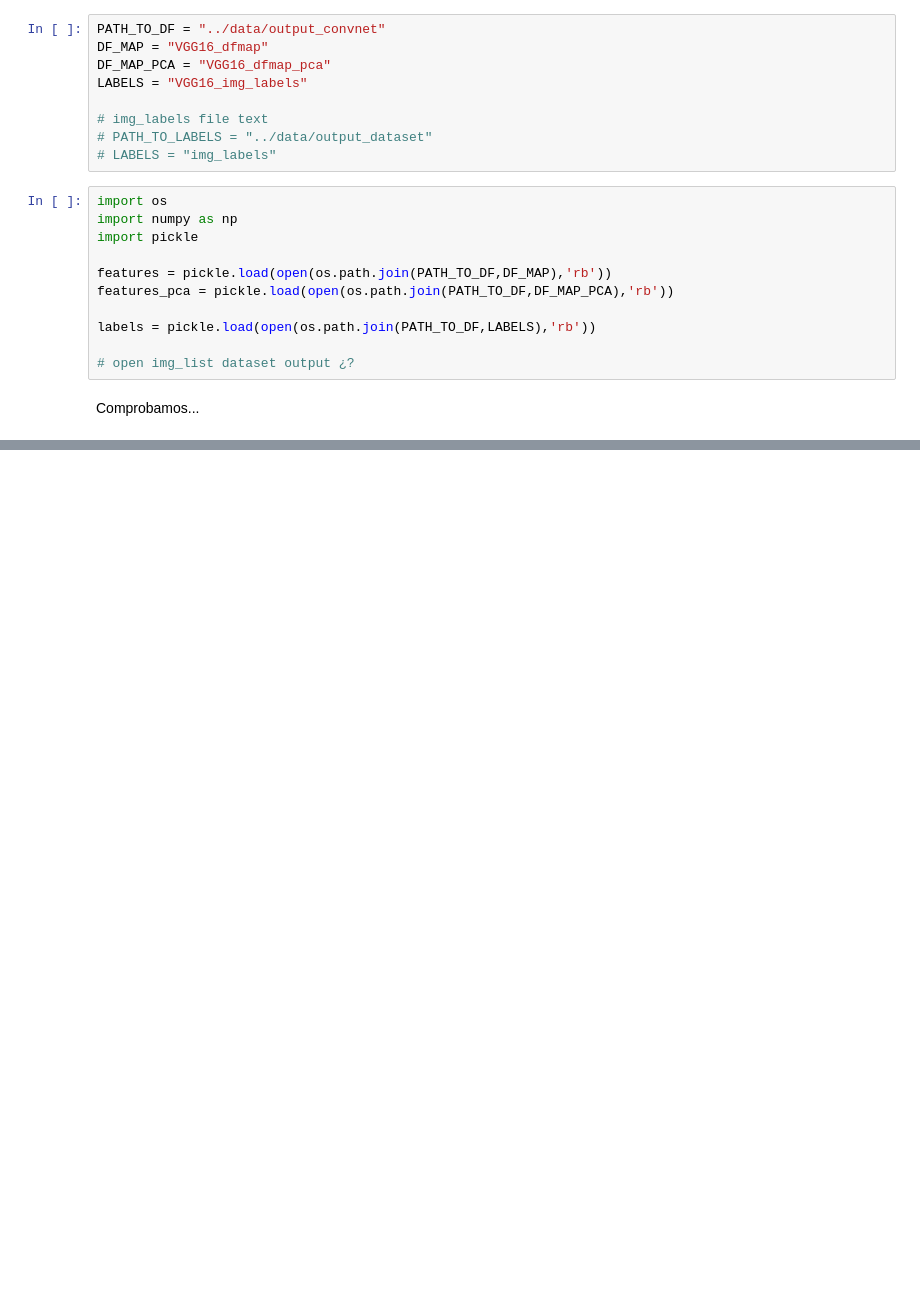
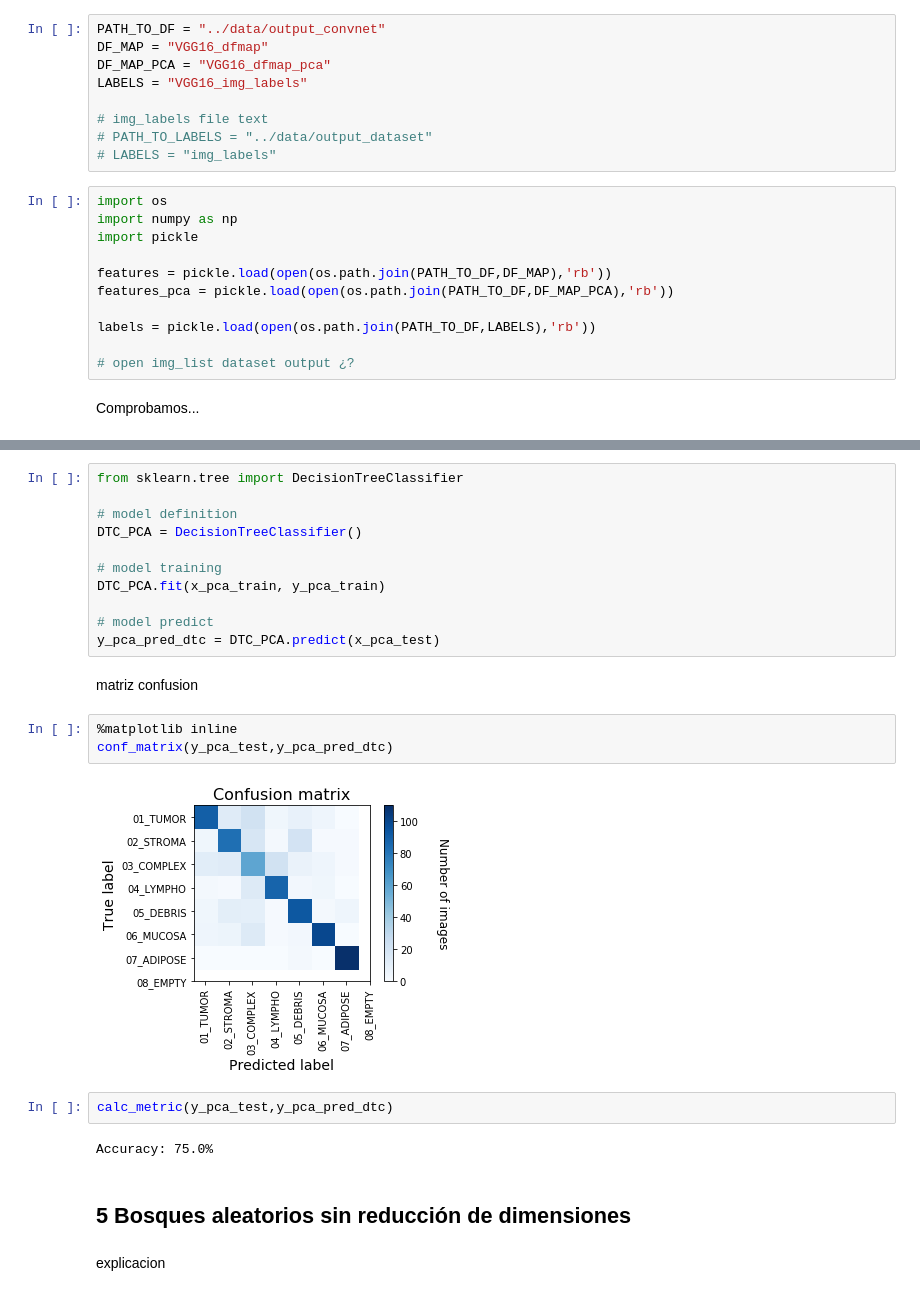
Before and after one commit to birajaghoshal/TFM, a Jupyter notebook: convnet/VGG16_dfmap_classification.ipynb, the cells around one changed output, grey strips where cells are left out. Cells and saved outputs as stored; diff of their text form; blank space fills up the shorter version.

```diff
--- a/convnet/VGG16_dfmap_classification.ipynb
+++ b/convnet/VGG16_dfmap_classification.ipynb
@@ -56,0 +247,26 @@ labels_arr = np.array(labels)
+# %%
+from sklearn.tree import DecisionTreeClassifier
+
+# model definition
+DTC_PCA = DecisionTreeClassifier()
+
+# model training
+DTC_PCA.fit(x_pca_train, y_pca_train)
+
+# model predict
+y_pca_pred_dtc = DTC_PCA.predict(x_pca_test)
+# %% [markdown]
+matriz confusion
+# %%
+%matplotlib inline
+conf_matrix(y_pca_test,y_pca_pred_dtc)
+# %% [output]
+[figure, added]
+# %%
+calc_metric(y_pca_test,y_pca_pred_dtc)
+# %% [output]
+Accuracy: 75.0%
+# %% [markdown]
+## 5 Bosques aleatorios sin reducción de dimensiones
+# %% [markdown]
+explicacion
```
Also changed, not shown: parts of 43 cells of this notebook, 1 other file.
